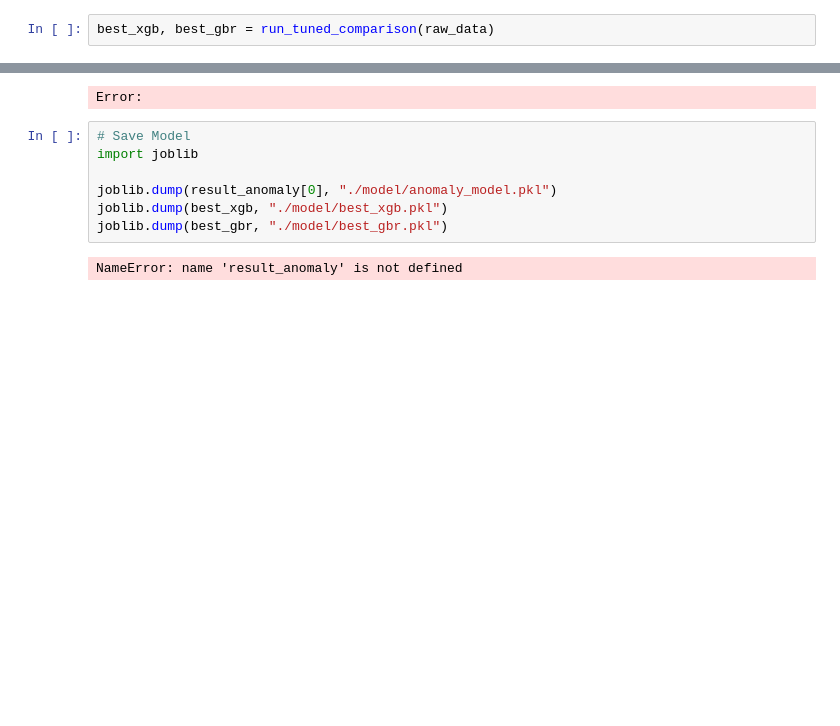
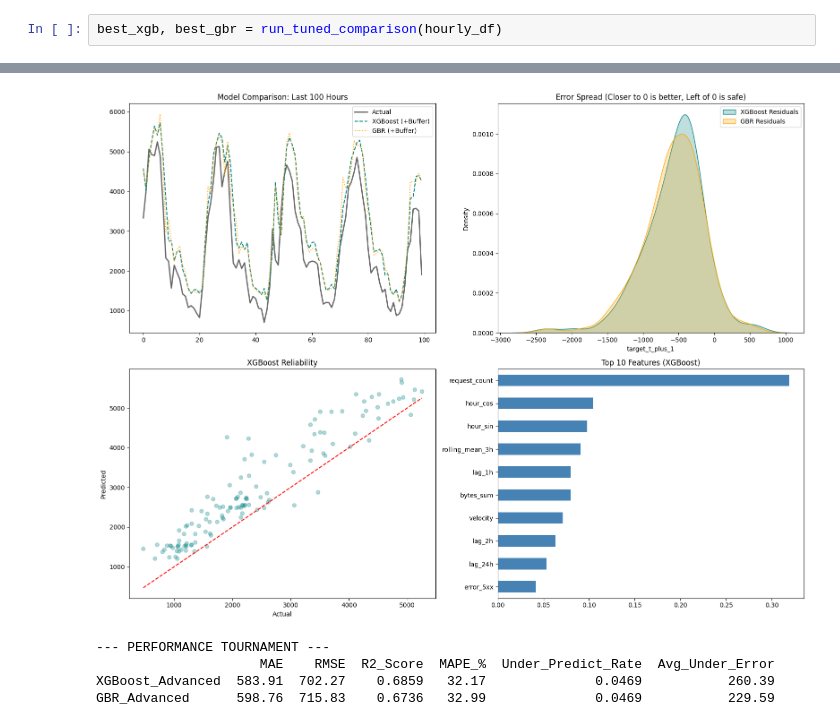
Before and after one commit to hinadome/ML_Project, a Jupyter notebook: EDA.ipynb, the cells around one changed output, grey strips where cells are left out. Saved outputs shown, nothing was run; the diff lists cells and outputs as text; blank space fills up the shorter version.

Commit message:
tuning model and change api endpoint structure

```diff
--- a/EDA.ipynb
+++ b/EDA.ipynb
@@ -347,3 +432,3 @@ Detected 34 anomalous hours out of 662 total hours.
 # %%
-best_xgb, best_gbr = run_tuned_comparison(raw_data)
+best_xgb, best_gbr = run_tuned_comparison(hourly_df)
 # %% [output]
@@ -367,10 +440,5 @@ timestamp
+[figure, added]
-Error:
+--- PERFORMANCE TOURNAMENT ---
+                     MAE    RMSE  R2_Score  MAPE_%  Under_Predict_Rate  Avg_Under_Error
+XGBoost_Advanced  583.91  702.27    0.6859   32.17              0.0469           260.39
+GBR_Advanced      598.76  715.83    0.6736   32.99              0.0469           229.59
-# %%
-# Save Model
-import joblib
-
-joblib.dump(result_anomaly[0], "./model/anomaly_model.pkl")
-joblib.dump(best_xgb, "./model/best_xgb.pkl")
-joblib.dump(best_gbr, "./model/best_gbr.pkl")
-# %% [output]
-NameError: name 'result_anomaly' is not defined
```
Also changed, not shown: parts of 8 cells of this notebook, 5 other files.
